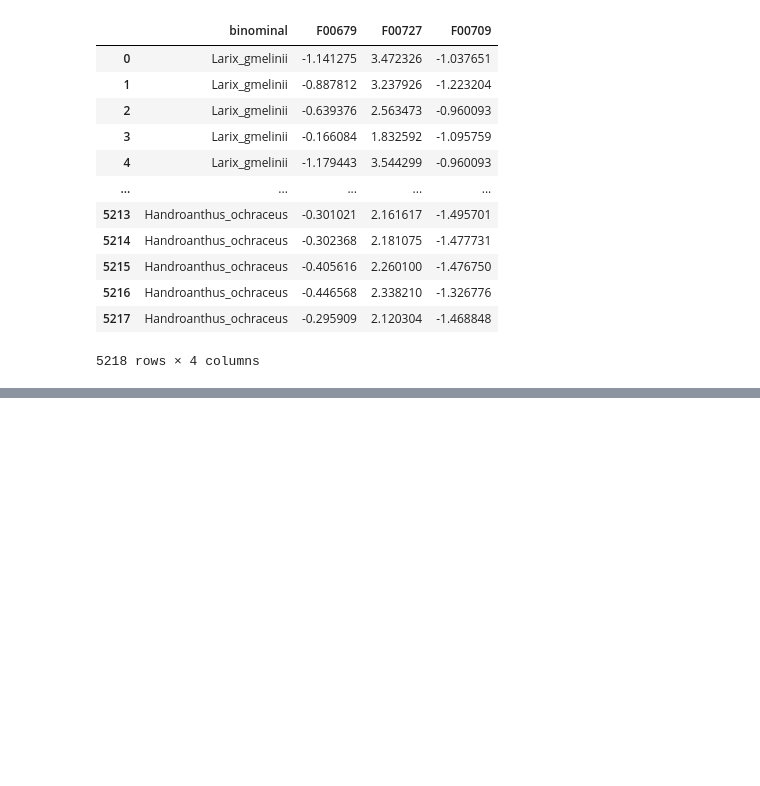
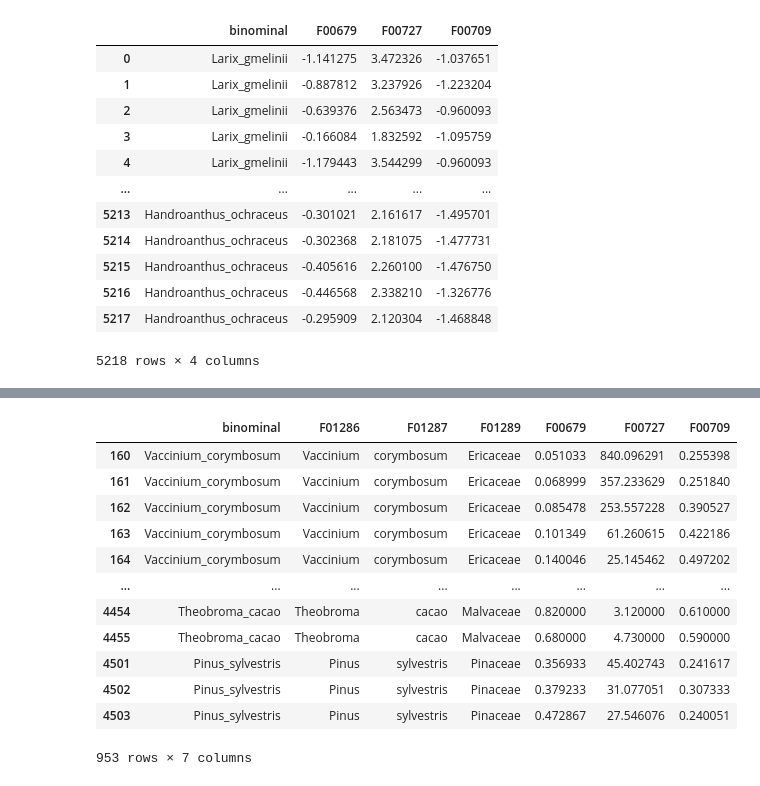
Before and after one commit to anoban/phd, a Jupyter notebook: notebooks/chapter_02/wrangling.ipynb, the cells around one changed output, grey strips where cells are left out. Drawn from its saved outputs; the diff is of its cells as text; code cells hidden in the pictures; blank space fills up the shorter version.

```diff
--- a/notebooks/chapter_02/wrangling.ipynb
+++ b/notebooks/chapter_02/wrangling.ipynb
@@ -2651,0 +2670,16 @@ allrecords.to_csv(r"../../data/chapter2/paper/all.csv", index = False)
+# %%
+raw_records.query(r"binominal.isin(@PROBLEMATIC_LOGO_SPECIES)") # 953 records for just 8 species??????
+# %% [output]
+|  | binominal | F01286 | F01287 | F01289 | F00679 | F00727 | F00709 |
+| 160 | Vaccinium_corymbosum | Vaccinium | corymbosum | Ericaceae | 0.051033 | 840.096291 | 0.255398 |
+| 161 | Vaccinium_corymbosum | Vaccinium | corymbosum | Ericaceae | 0.068999 | 357.233629 | 0.251840 |
+| 162 | Vaccinium_corymbosum | Vaccinium | corymbosum | Ericaceae | 0.085478 | 253.557228 | 0.390527 |
+| 163 | Vaccinium_corymbosum | Vaccinium | corymbosum | Ericaceae | 0.101349 | 61.260615 | 0.422186 |
+| 164 | Vaccinium_corymbosum | Vaccinium | corymbosum | Ericaceae | 0.140046 | 25.145462 | 0.497202 |
+| ... | ... | ... | ... | ... | ... | ... | ... |
+| 4454 | Theobroma_cacao | Theobroma | cacao | Malvaceae | 0.820000 | 3.120000 | 0.610000 |
+| 4455 | Theobroma_cacao | Theobroma | cacao | Malvaceae | 0.680000 | 4.730000 | 0.590000 |
+| 4501 | Pinus_sylvestris | Pinus | sylvestris | Pinaceae | 0.356933 | 45.402743 | 0.241617 |
+| 4502 | Pinus_sylvestris | Pinus | sylvestris | Pinaceae | 0.379233 | 31.077051 | 0.307333 |
+| 4503 | Pinus_sylvestris | Pinus | sylvestris | Pinaceae | 0.472867 | 27.546076 | 0.240051 |
+953 rows × 7 columns
```
Also changed, not shown: parts of 10 cells of this notebook, 2 other files.
